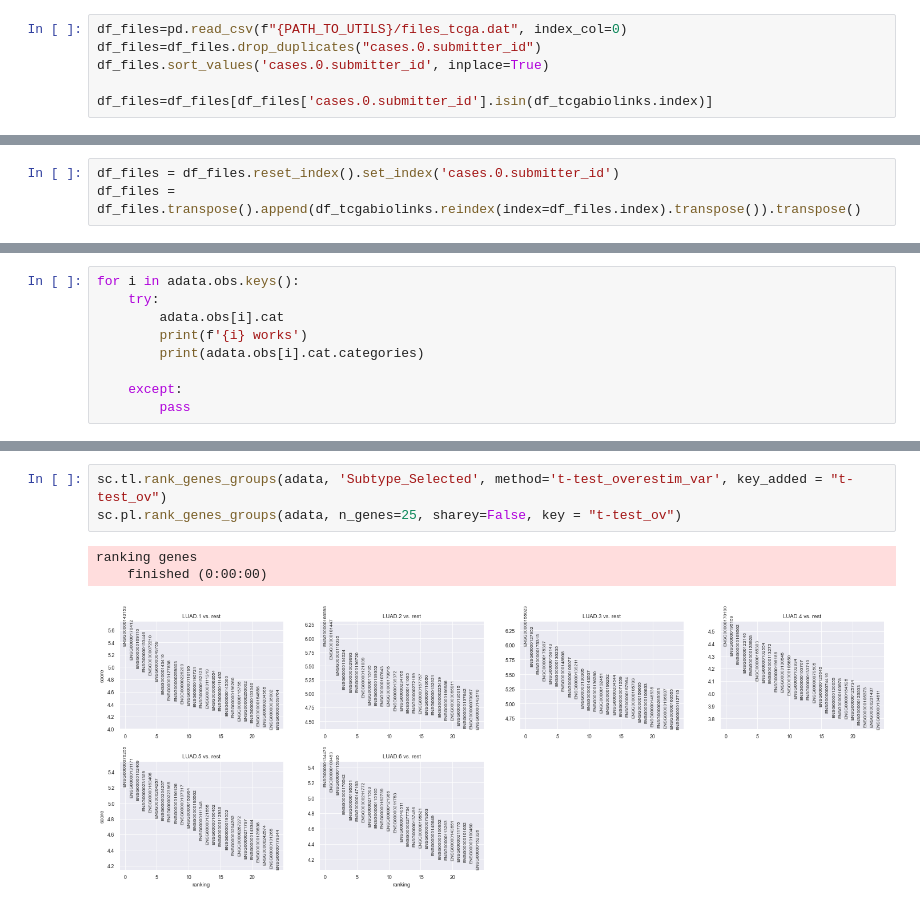
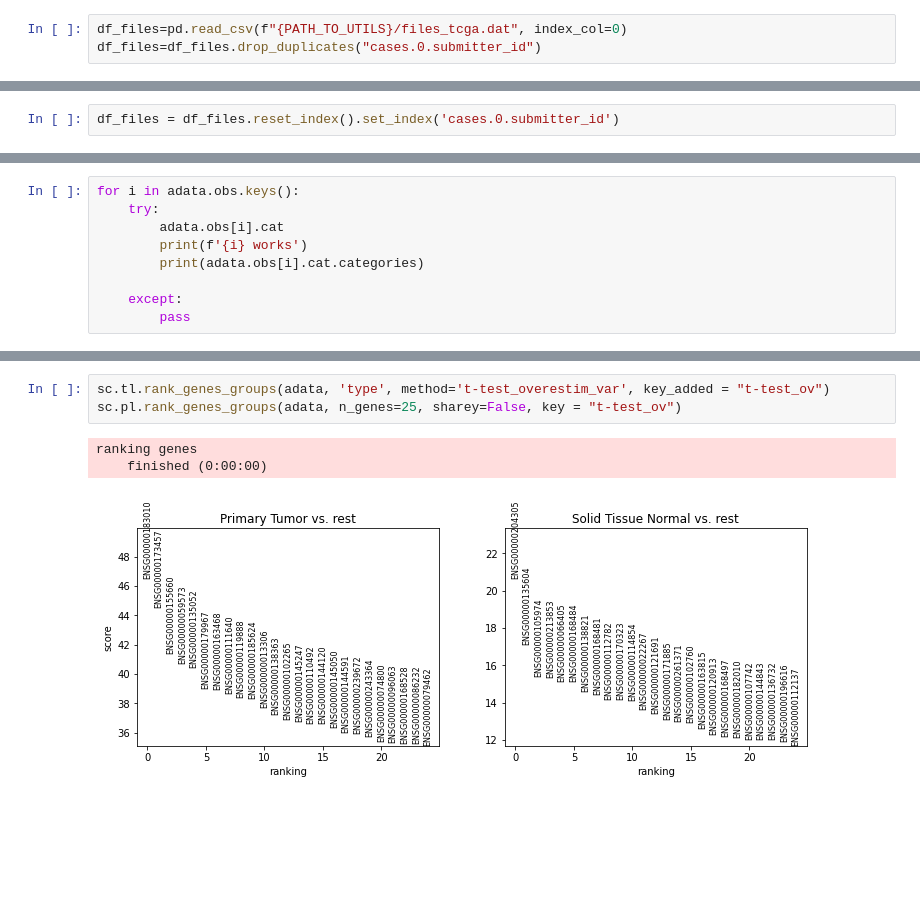
Before and after one commit to shreyaraghavendra/BoltBio, a Jupyter notebook: code/analysis/GE_analysis.ipynb, the cells around one changed output, grey strips where cells are left out. Drawn from its saved outputs; the diff is of its cells as text; blank space fills up the shorter version.

```diff
--- a/code/analysis/GE_analysis.ipynb
+++ b/code/analysis/GE_analysis.ipynb
@@ -44,12 +14,8 @@ We read a file *files_tcga.dat* obtained trough **gdc** API
 # %%
 df_files=pd.read_csv(f"{PATH_TO_UTILS}/files_tcga.dat", index_col=0)
 df_files=df_files.drop_duplicates("cases.0.submitter_id")
-df_files.sort_values('cases.0.submitter_id', inplace=True)
-
-df_files=df_files[df_files['cases.0.submitter_id'].isin(df_tcgabiolinks.index)]
 # %% [markdown]
 We append and merge the file from TCGA (gdc API) and the one from TCGA-Biolinks ([subtypes](https://bioconductor.org/packages/release/bioc/vignettes/TCGAbiolinks/inst/doc/subtypes.html))
 # %%
 df_files = df_files.reset_index().set_index('cases.0.submitter_id')
-df_files = df_files.transpose().append(df_tcgabiolinks.reindex(index=df_files.index).transpose()).transpose()
 # %%
@@ -186,8 +149,8 @@ ranking genes
 # %%
-sc.tl.rank_genes_groups(adata, 'Subtype_Selected', method='t-test_overestim_var', key_added = "t-test_ov")
+sc.tl.rank_genes_groups(adata, 'type', method='t-test_overestim_var', key_added = "t-test_ov")
 sc.pl.rank_genes_groups(adata, n_genes=25, sharey=False, key = "t-test_ov")
 # %% [output]
 ranking genes
     finished (0:00:00)
-[figure, old version]
+[figure, new version]
 # %%
```
Also changed, not shown: parts of 18 cells of this notebook, 2 other files.
